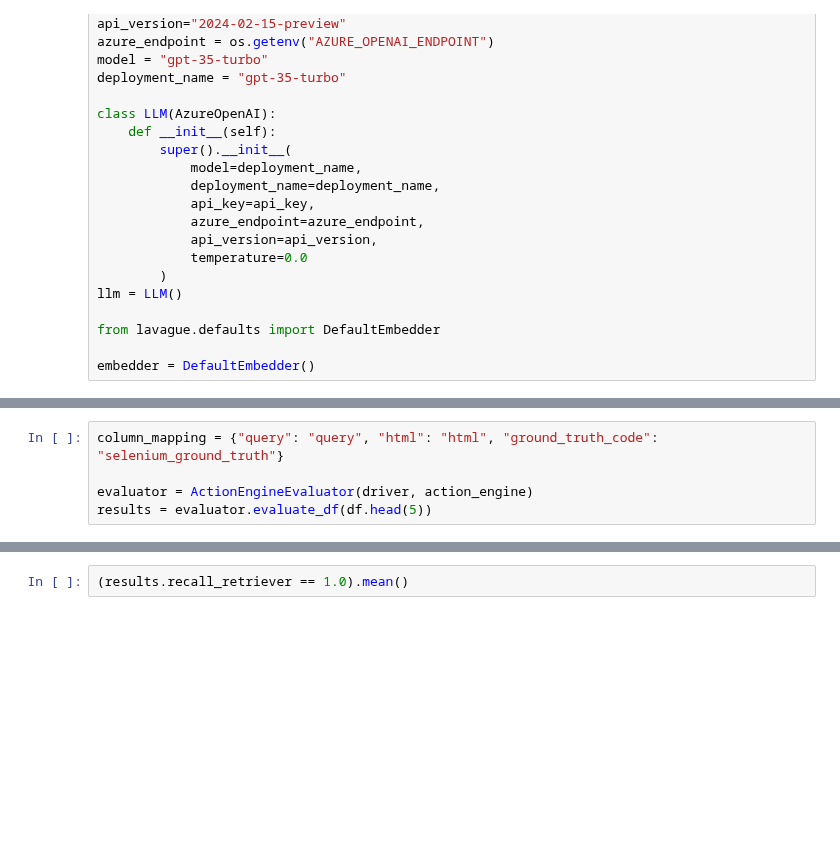
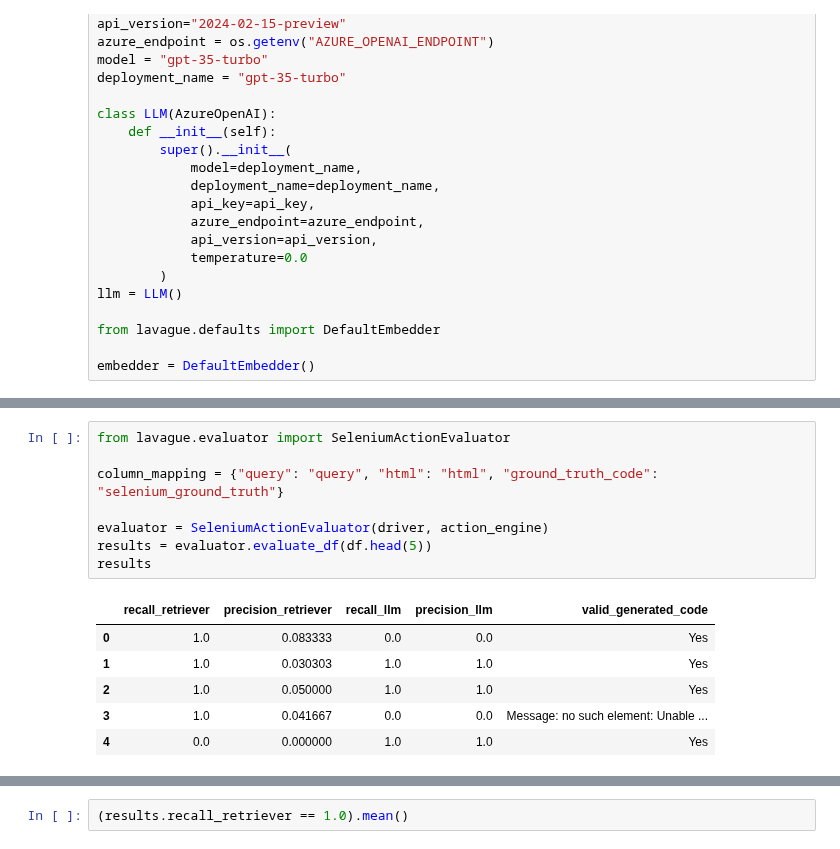
Before and after one commit to lavague-ai/LaVague, a Jupyter notebook: metric.ipynb, the cells around one changed output, grey strips where cells are left out. Saved outputs shown, nothing was run; the diff lists cells and outputs as text; blank space fills up the shorter version.

Commit message:
Modified lavague for eval

```diff
--- a/metric.ipynb
+++ b/metric.ipynb
@@ -458,8 +54,18 @@ target_outer_html = driver.execute_script("return arguments[0].outerHTML;", targ
 # %%
+from lavague.evaluator import SeleniumActionEvaluator
+
 column_mapping = {"query": "query", "html": "html", "ground_truth_code": "selenium_ground_truth"}
 
-evaluator = ActionEngineEvaluator(driver, action_engine)
+evaluator = SeleniumActionEvaluator(driver, action_engine)
 results = evaluator.evaluate_df(df.head(5))
+results
+# %% [output]
+|  | recall_retriever | precision_retriever | recall_llm | precision_llm | valid_generated_code |
+| 0 | 1.0 | 0.083333 | 0.0 | 0.0 | Yes |
+| 1 | 1.0 | 0.030303 | 1.0 | 1.0 | Yes |
+| 2 | 1.0 | 0.050000 | 1.0 | 1.0 | Yes |
+| 3 | 1.0 | 0.041667 | 0.0 | 0.0 | Message: no such element: Unable ... |
+| 4 | 0.0 | 0.000000 | 1.0 | 1.0 | Yes |
 # %%
 results
 # %% [output]
```
Also changed, not shown: parts of 11 cells of this notebook, 3 other files.
